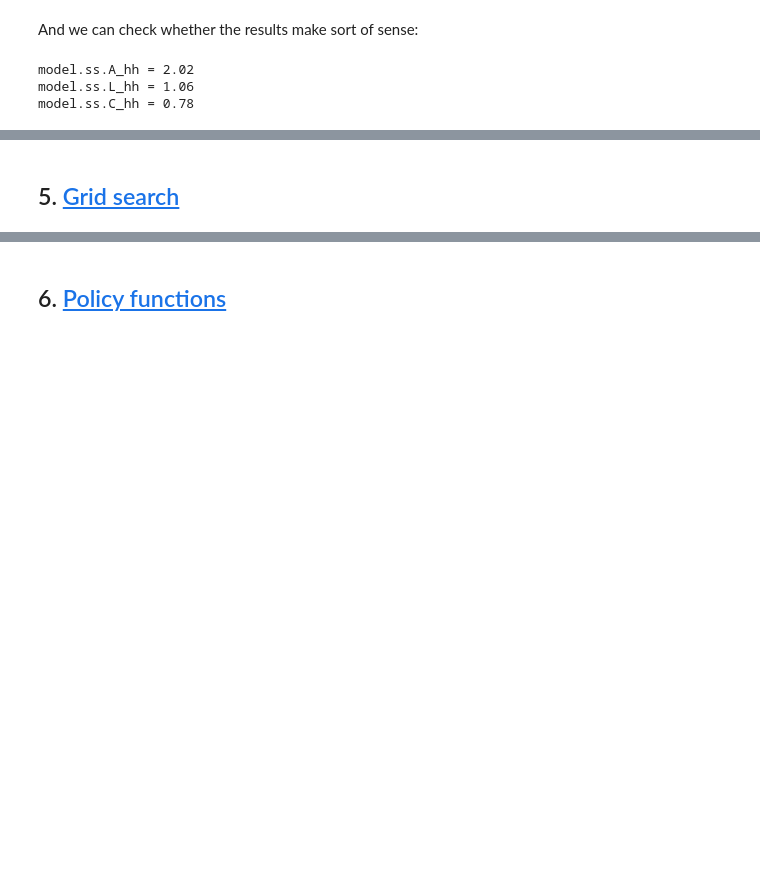
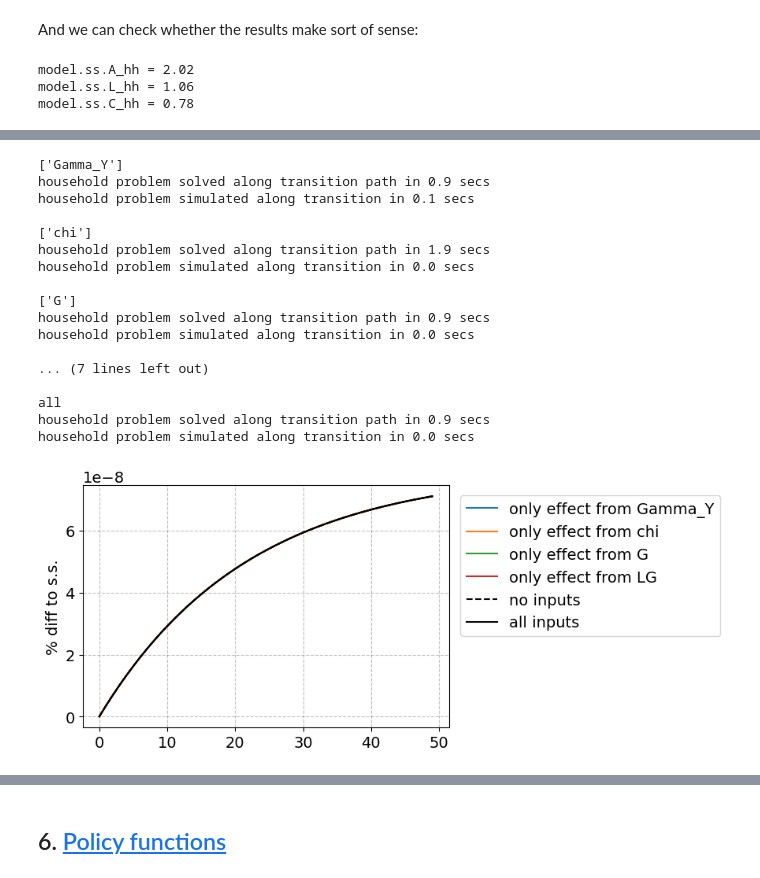
Before and after one commit to Bernseng/AdvMacroHet, a Jupyter notebook: Assignments/Assignment_II/HANCWelfareModel.ipynb, the cells around one changed output, grey strips where cells are left out. Drawn from its saved outputs; the diff is of its cells as text; code cells hidden in the pictures; blank space fills up the shorter version.

```diff
--- a/Assignments/Assignment_II/HANCWelfareModel.ipynb
+++ b/Assignments/Assignment_II/HANCWelfareModel.ipynb
@@ -198,19 +173,0 @@ G/Y: 0.3074
-# %%
-ss.chi = 0.0001
-
-def target(LG):
-
-    model.find_ss(LG)
-    return -ss.U_hh
-
-res = optimize.minimize_scalar(target,bounds=(0.0,0.4),method='bounded',
-                                options={'disp':3})
-LG_max_U_hh_chi_plus = res.x
-max_U_hh_chi_plus = res.fun
-V_hh_ss_2 = np.sum([par.beta**t*max_U_hh_chi_plus for t in range(par.T)])
-opt_G = par.Gamma_G*LG_max_U_hh_chi_plus
-
-print(f'Optimal ss.LG to maximize expected discounted utility: {LG_max_U_hh_chi_plus:.4f}')
-print(f'Optimal ss.G to maximize expected discounted utility: {opt_G:.4f}')
-print(f'Total expected discounted utility: {V_hh_ss_2:.4f}')
-print(f'G/Y: {opt_G/ss.Y:.4f}')
@@ -235,19 +173,0 @@ The returned value satisfies the termination criteria
-# %%
-ss.chi = -0.001
-
-def target(LG):
-
-    model.find_ss(LG)
-    return -ss.U_hh
-
-res = optimize.minimize_scalar(target,bounds=(0.0,ss.L_hh),method='bounded',
-                                options={'disp':True})
-LG_max_U_hh_chi_minus = res.x
-max_U_hh_chi_minus = res.fun
-V_hh_ss_3 = np.sum([par.beta**t*ss.U_hh for t in range(par.T)])
-opt_G = par.Gamma_G*LG_max_U_hh_chi_minus
-
-print(f'Optimal ss.LG to maximize expected discounted utility: {LG_max_U_hh_chi_minus:.4f}')
-print(f'Optimal ss.G to maximize expected discounted utility: {opt_G:.4f}')
-print(f'Total expected discounted utility: {V_hh_ss_3:.4f}')
-print(f'G/Y: {opt_G/ss.Y:.4f}')
@@ -378,33 +308,50 @@ T_max = 50
 
 fig = plt.figure(figsize=(6,4),dpi=100)
 ax = fig.add_subplot(1,1,1)
 
 i_color = 0
-for use_inputs in [['Gamma_Y'],['chi'],None,'all']:
+for use_inputs in [['Gamma_Y'],['chi'],['G'],['LG'],None,'all']:
 
     # a. compute
     print(use_inputs)
     path_alt = model.decompose_hh_path(do_print=True,use_inputs=use_inputs)
     print('')
 
     # b. plot
     if use_inputs is None:
         label = 'no inputs'
         ls = '--'
         color = 'black'
     elif use_inputs == 'all':
         label = 'all inputs'
         ls = '-'
         color = 'black'
     else:
         label = f'only effect from {use_inputs[0]}'
         ls = '-'
         color = colors[i_color]
         i_color += 1
 
     ax.plot((path_alt.A_hh[:50]/ss.A_hh-1)*100,ls=ls,color=color,label=label);
 
 ax.set_ylabel('% diff to s.s.')
 ax.legend(frameon=True,bbox_to_anchor=(1.01,0.99));
+# %% [output]
+['Gamma_Y']
+household problem solved along transition path in 0.9 secs
+household problem simulated along transition in 0.1 secs
+
+['chi']
+household problem solved along transition path in 1.9 secs
+household problem simulated along transition in 0.0 secs
+
+['G']
+household problem solved along transition path in 0.9 secs
+household problem simulated along transition in 0.0 secs
+
+... (7 lines left out)
+
+all
+household problem solved along transition path in 0.9 secs
+household problem simulated along transition in 0.0 secs
+[figure, added]
-# %% [markdown]
-## 5. <a id='toc5_'></a>[Grid search](#toc0_)
```
Also changed, not shown: parts of 47 cells of this notebook, 4 other files.
